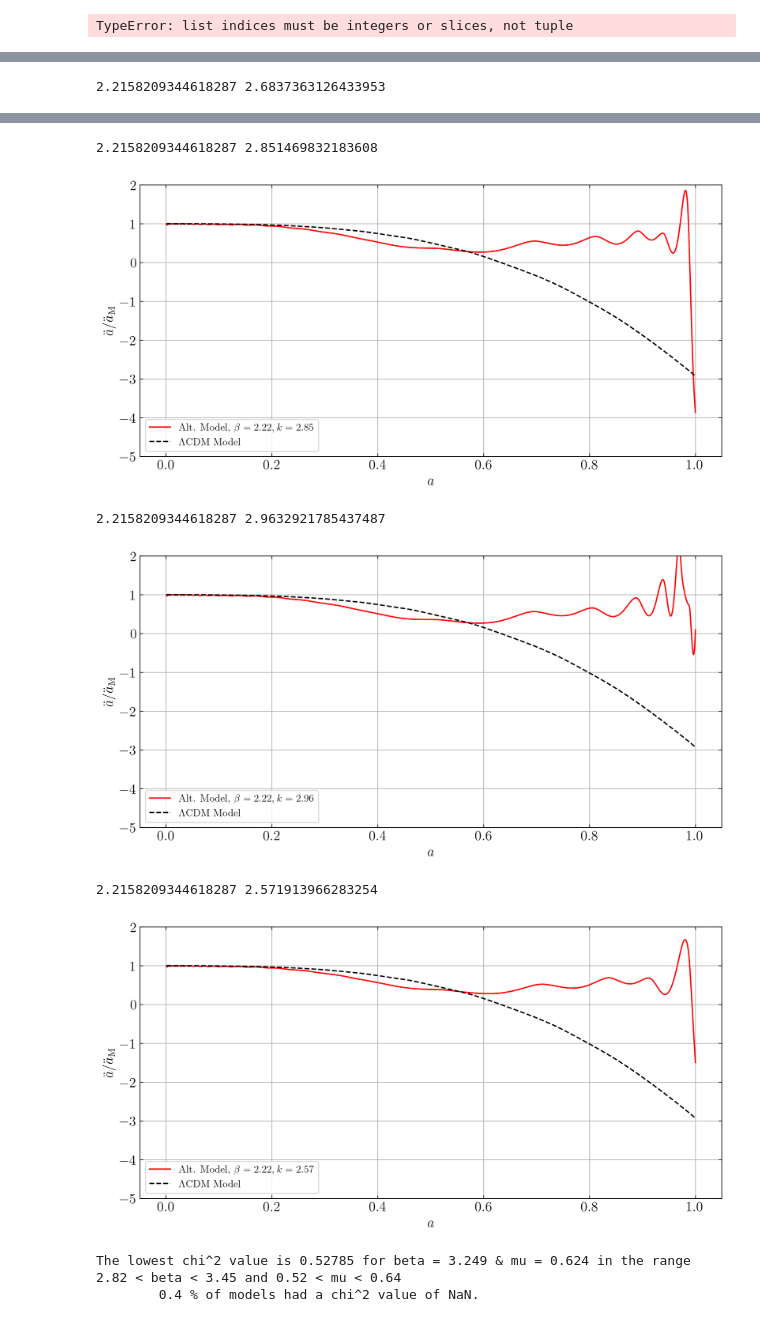
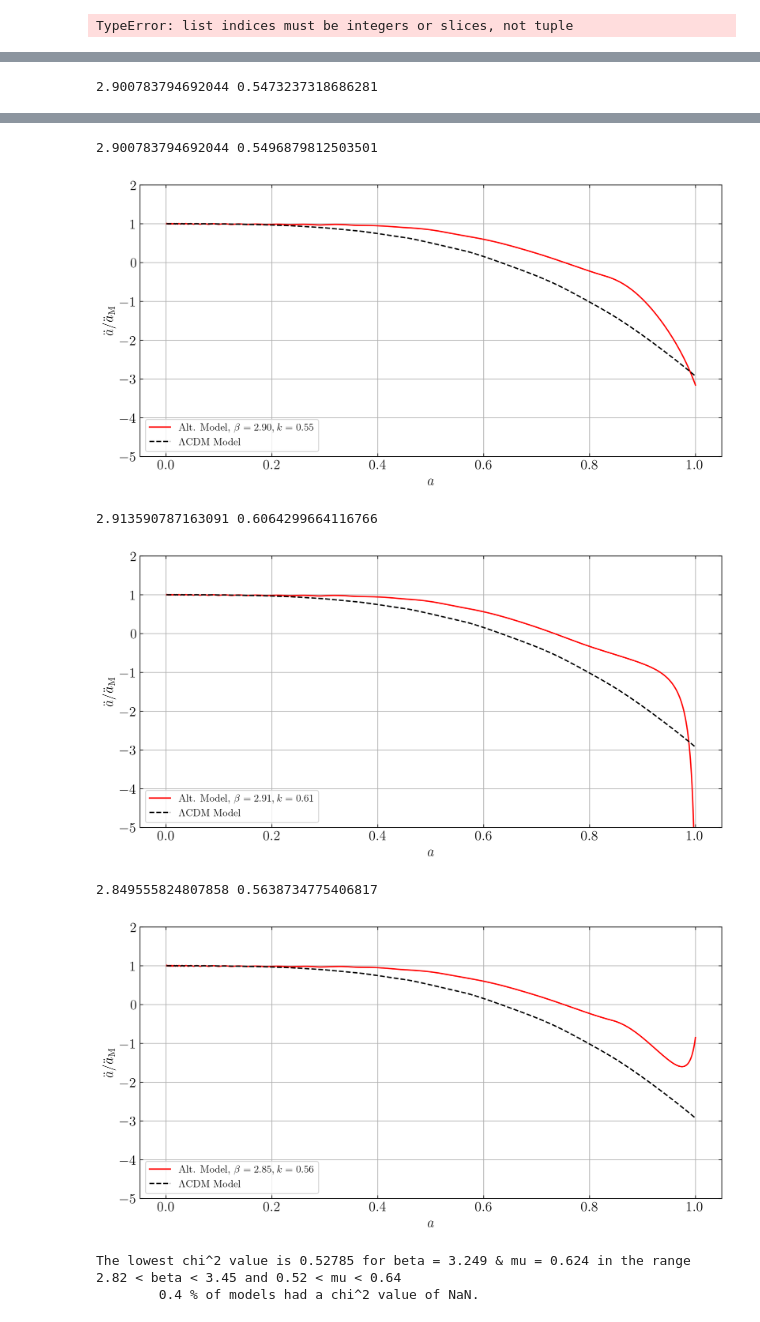
Before and after one commit to bktakacs/thesis_ku, a Jupyter notebook: Untitled-1.ipynb, the cells around one changed output, grey strips where cells are left out. Cells and saved outputs as stored; diff of their text form; code cells hidden in the pictures.

```diff
--- a/Untitled-1.ipynb
+++ b/Untitled-1.ipynb
@@ -238,7 +238,7 @@ TypeError: list indices must be integers or slices, not tuple
 # %%
 from main import *
 # %%
-data = read_model_data('auto_opt_5.txt')
+data = read_model_data('test_10_acc.txt')
 
 for i in (0, 1, 2, 3, 4):
     b1, k1 = specific_function(data, i)
@@ -251 +251 @@ for i in (0, 1, 2, 3, 4):
-2.2158209344618287 2.6837363126433953
+2.900783794692044 0.5473237318686281
@@ -253,9 +253,9 @@ for i in (0, 1, 2, 3, 4):
-2.2158209344618287 2.851469832183608
+2.900783794692044 0.5496879812503501
-[figure, old version]
+[figure, new version]
-2.2158209344618287 2.9632921785437487
+2.913590787163091 0.6064299664116766
-[figure, old version]
+[figure, new version]
-2.2158209344618287 2.571913966283254
+2.849555824807858 0.5638734775406817
-[figure, old version]
+[figure, new version]
 # %%
 chi_search_a(fname='testingtesting1', length=100,
              blim=(2.823941839865765, 3.451484470947046),
```
Also changed, not shown: parts of 1 cell of this notebook, 1 other file.
